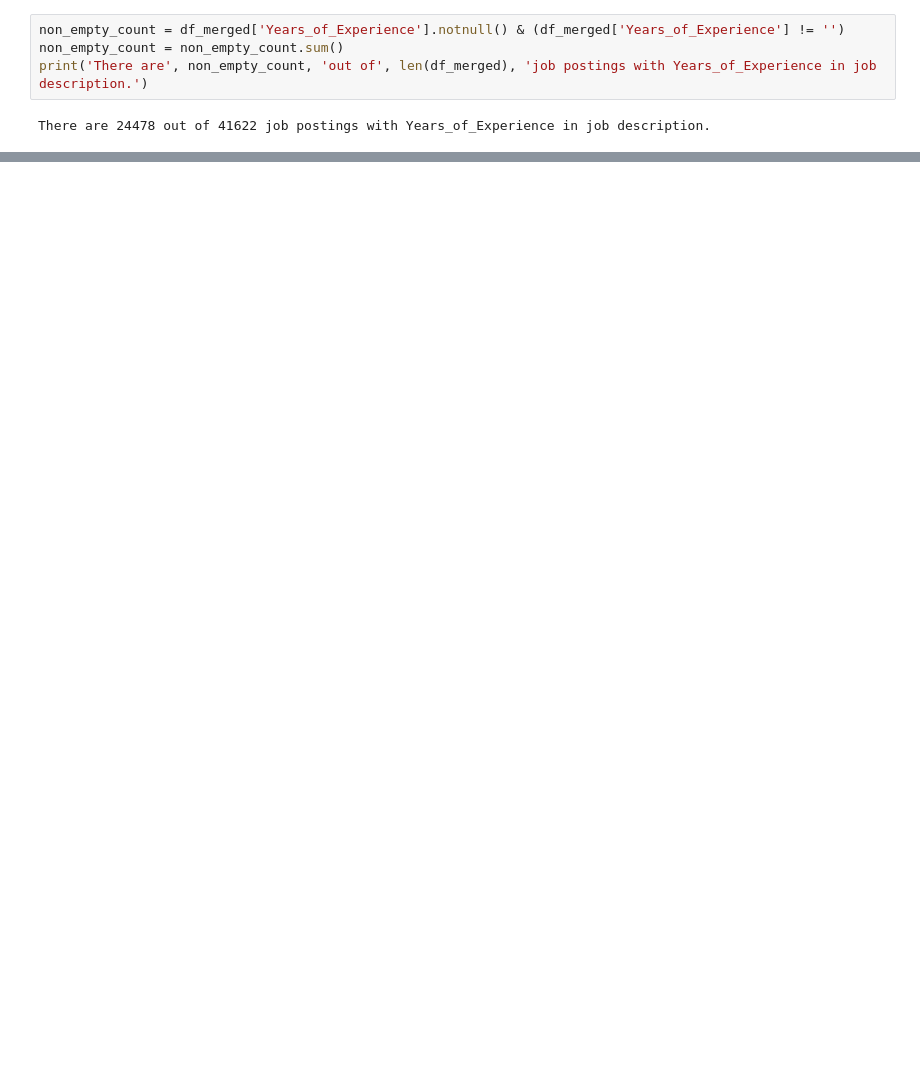
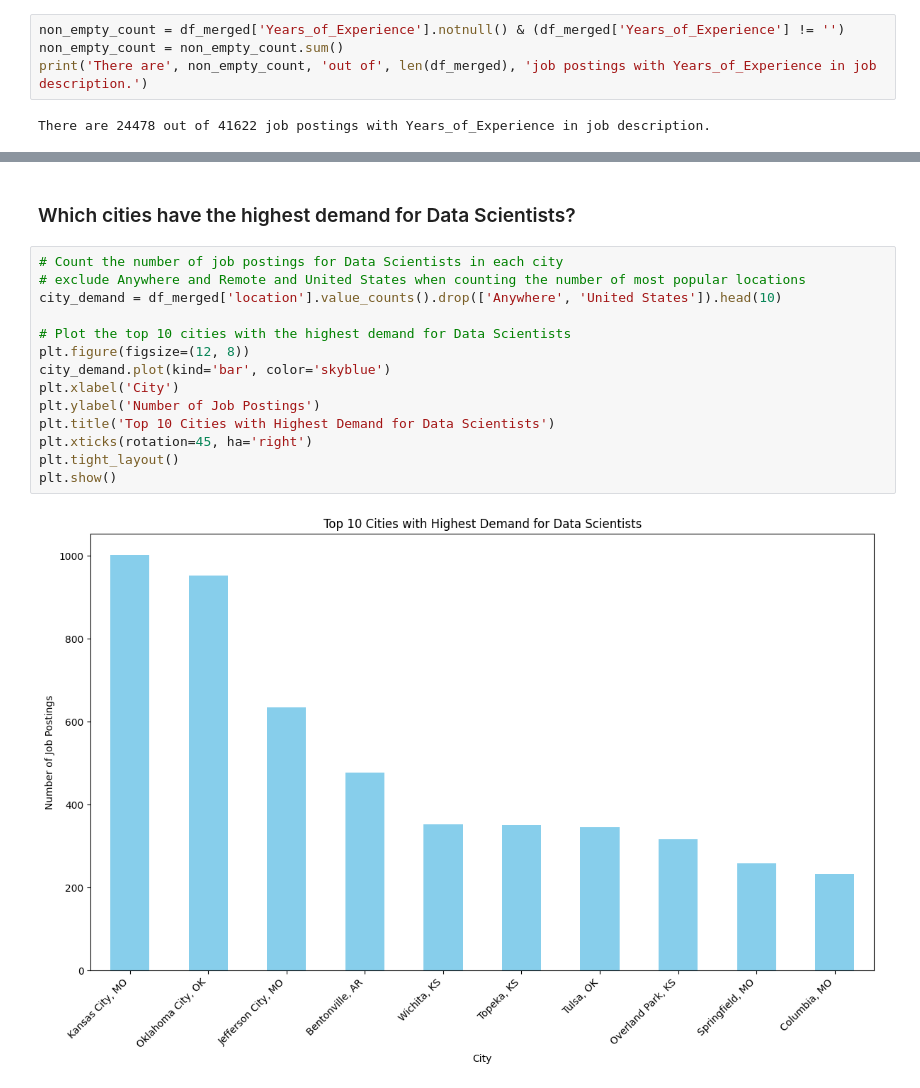
Before and after one commit to SylvieMei716/dads-job-postings-analysis, a Jupyter notebook: final_project.ipynb, the cells around one changed output, grey strips where cells are left out. Drawn from its saved outputs; the diff is of its cells as text; blank space fills up the shorter version.

```diff
--- a/final_project.ipynb
+++ b/final_project.ipynb
@@ -132,0 +283,18 @@ plt.show()
+# %% [markdown]
+### Which cities have the highest demand for Data Scientists?
+# %%
+# Count the number of job postings for Data Scientists in each city
+# exclude Anywhere and Remote and United States when counting the number of most popular locations
+city_demand = df_merged['location'].value_counts().drop(['Anywhere', 'United States']).head(10)
+
+# Plot the top 10 cities with the highest demand for Data Scientists
+plt.figure(figsize=(12, 8))
+city_demand.plot(kind='bar', color='skyblue')
+plt.xlabel('City')
+plt.ylabel('Number of Job Postings')
+plt.title('Top 10 Cities with Highest Demand for Data Scientists')
+plt.xticks(rotation=45, ha='right')
+plt.tight_layout()
+plt.show()
+# %% [output]
+[figure, added]
```
Also changed, not shown: parts of 58 cells of this notebook, 5 other files.
